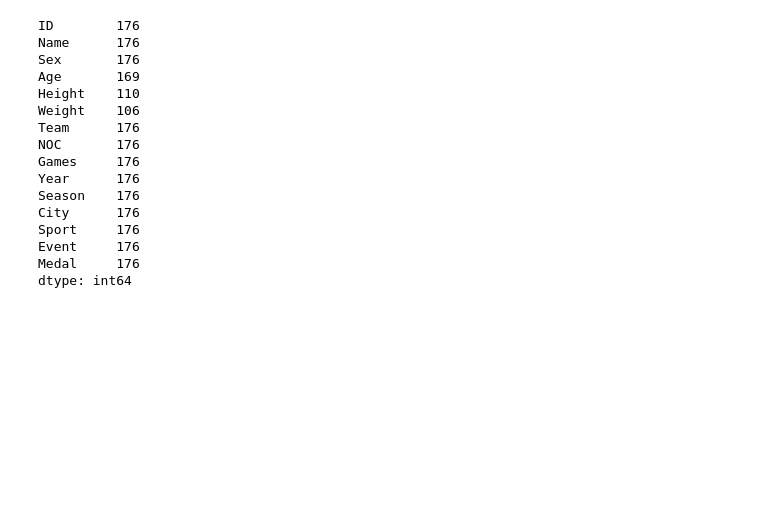
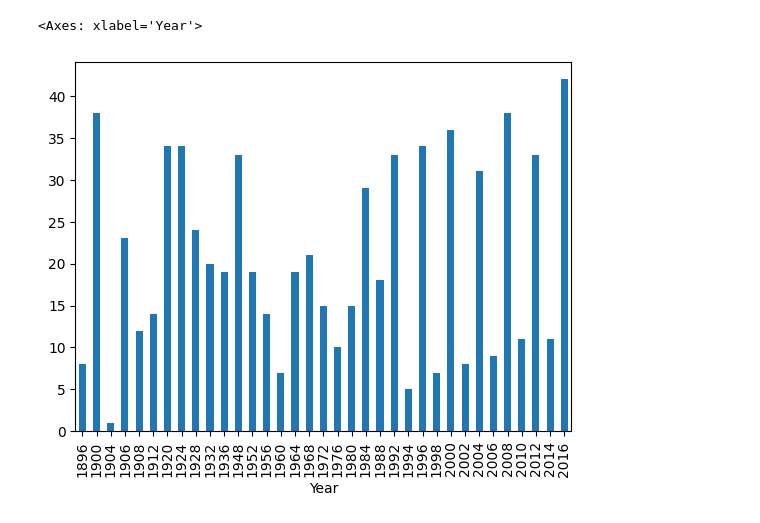
Before and after one commit to Gremlet/databehandling-grupp-9-projekt, a Jupyter notebook: grupp.ipynb, the cells around one changed output. Cells and saved outputs as stored; diff of their text form; code cells hidden in the pictures; blank space fills up the shorter version.

Commit message:
medaljer, etc plottat

```diff
--- a/grupp.ipynb
+++ b/grupp.ipynb
@@ -6,8 +5,5 @@ import matplotlib.pyplot as plt
 # %%
 data = pd.read_csv("athlete_events.csv")
+data["Name"] = data["Name"].apply(lambda x: hl.sha256(str(x).encode("utf-8")).hexdigest())
+data = data[data["Team"] == "France"].sort_values("Year")
+data.dropna(subset=["Year", "Medal"], inplace=True)
-# %%
-data = data[(data["Team"] == "France")&
-            (data["Season"] == "Summer")&
-            (data["Medal"].isin(["Bronze", "Silver", "Gold"]))]
-data.head(50).sort_values(by="Event")
-data
@@ -28,27 +10,8 @@ data
 # %%
-data = data[(data["Team"] == "France")&
-            (data["Season"] == "Summer")]
-gold = data[data["Medal"].isin(["Gold"])]
-silver = data[data["Medal"].isin(["Silver"])]
-bronze = data[data["Medal"].isin(["Bronze"])]
-gold.drop_duplicates(subset=["Event"]).count()
-silver.drop_duplicates(subset=["Event"]).count()
-bronze.drop_duplicates(subset=["Event"]).count()
+#medaljer dom vunnit sammanlagt varje år
+medaljer = data.drop_duplicates(subset=["Year", "Event"])
+medaljer.groupby("Year")["Event"].count().plot(kind="bar")
 # %% [output]
-ID        176
-Name      176
-Sex       176
-Age       169
-Height    110
-Weight    106
-Team      176
-NOC       176
-Games     176
-Year      176
-Season    176
-City      176
-Sport     176
-Event     176
-Medal     176
-dtype: int64
+<Axes: xlabel='Year'>
+[figure, added]
 # %%
```
Also changed, not shown: parts of 6 cells of this notebook.
